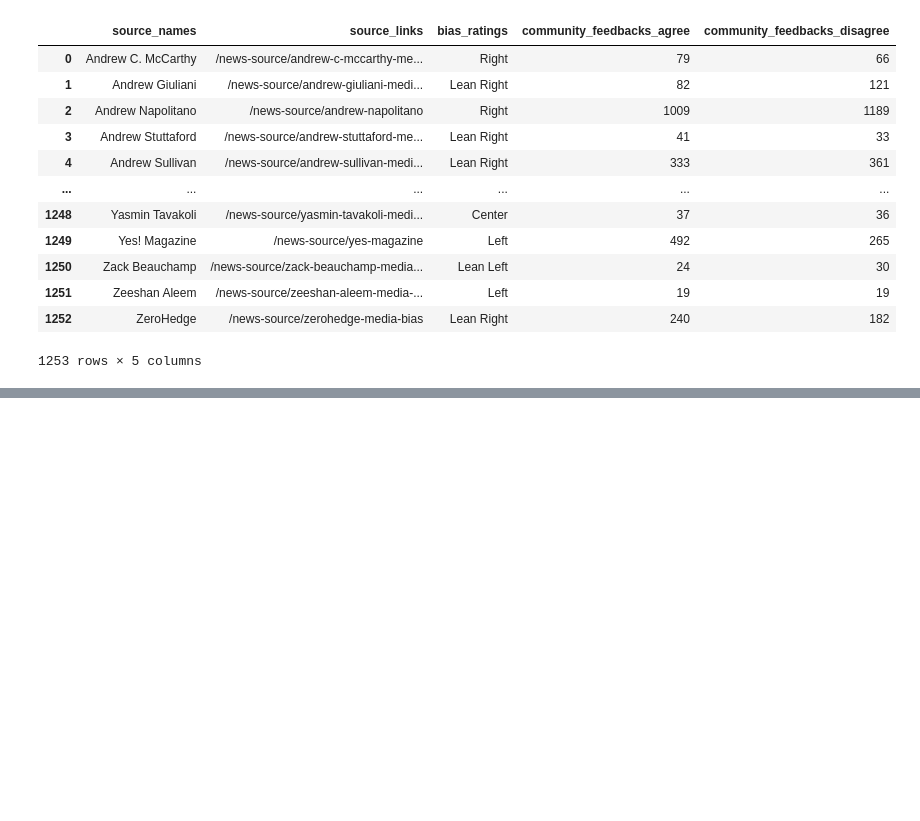
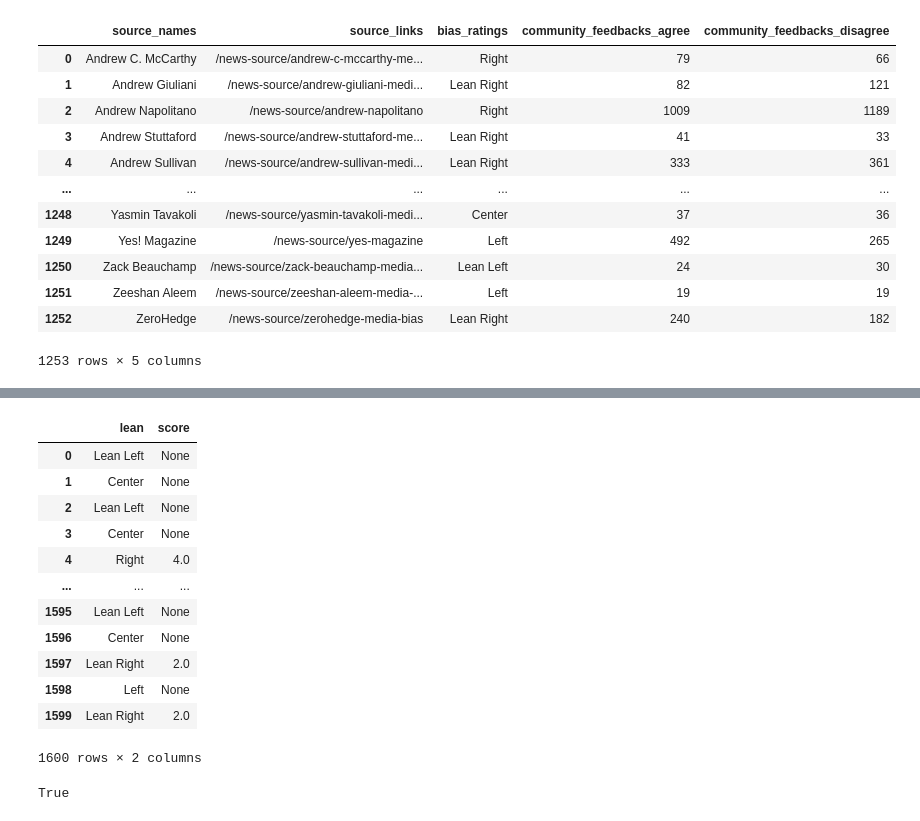
Before and after one commit to yeahjack/TwitterLeanAnalysis, a Jupyter notebook: RatingScrapers/RatingScraper_Continuous.ipynb, the cells around one changed output, grey strips where cells are left out. Cells and saved outputs as stored; diff of their text form; code cells hidden in the pictures; blank space fills up the shorter version.

```diff
--- a/RatingScrapers/RatingScraper_Continuous.ipynb
+++ b/RatingScrapers/RatingScraper_Continuous.ipynb
@@ -35,0 +243,16 @@ soup
+# %%
+data[['lean','score']]
+# %% [output]
+|  | lean | score |
+| 0 | Lean Left | None |
+| 1 | Center | None |
+| 2 | Lean Left | None |
+| 3 | Center | None |
+| 4 | Right | 4.0 |
+| ... | ... | ... |
+| 1595 | Lean Left | None |
+| 1596 | Center | None |
+| 1597 | Lean Right | 2.0 |
+| 1598 | Left | None |
+| 1599 | Lean Right | 2.0 |
+1600 rows × 2 columns
@@ -35,0 +272,4 @@ soup
+# %%
+data.score.any(None)
+# %% [output]
+True
```
Also changed, not shown: parts of 27 cells of this notebook, 2 other files.
